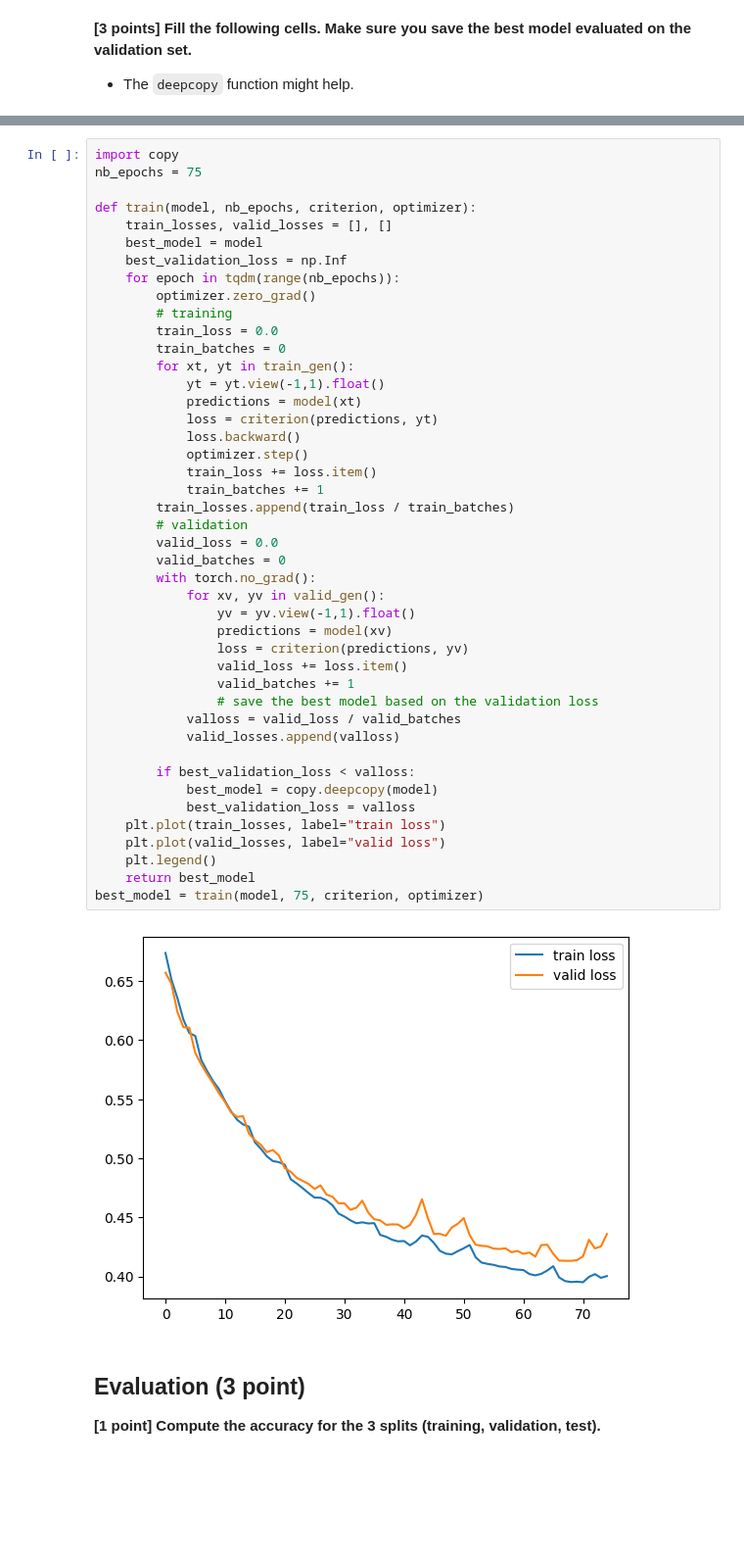
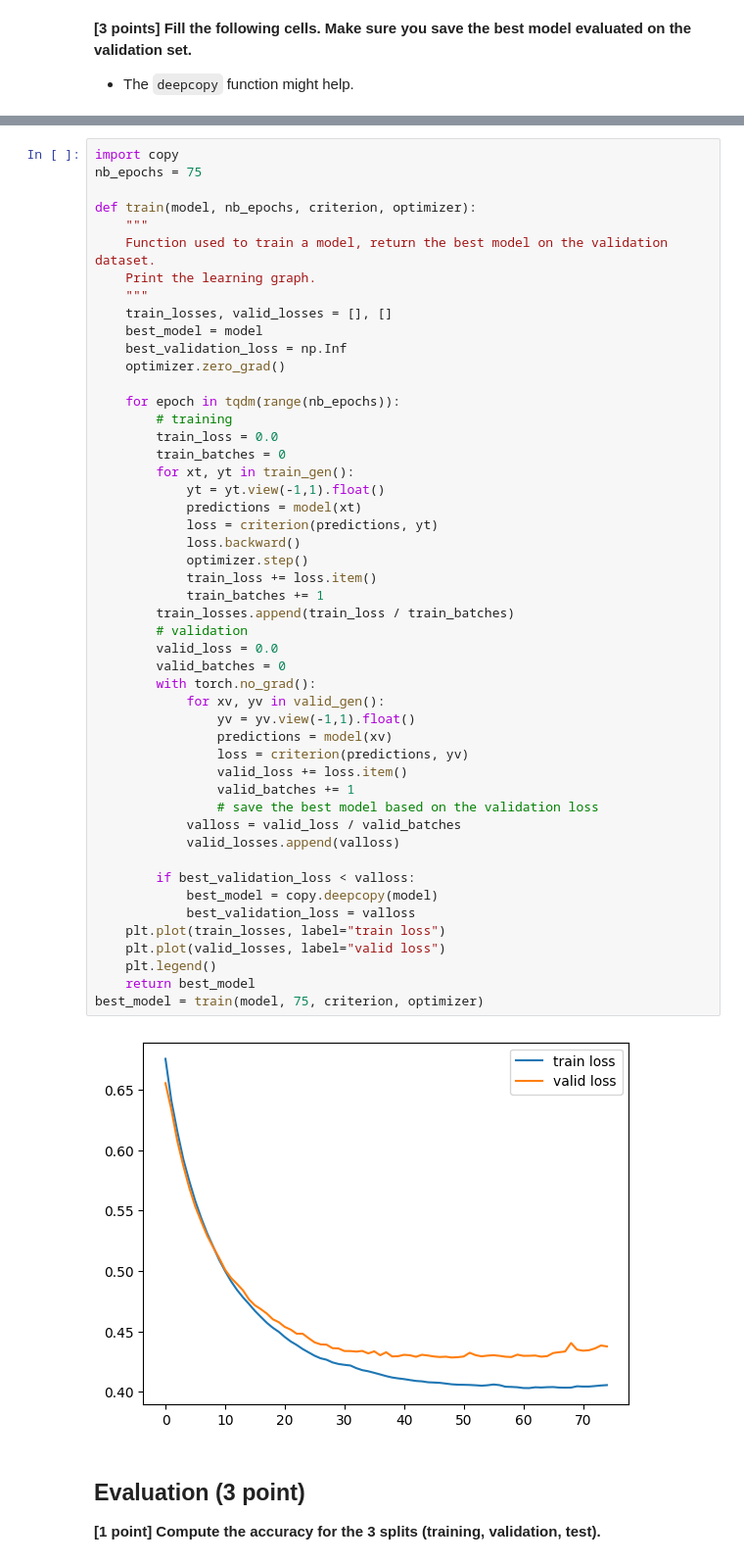
Before and after one commit to meliioko/nlp_tp_3, a Jupyter notebook: fill_your_own_glove.ipynb, the cells around one changed output, grey strips where cells are left out. Shown at 98% size. Saved outputs shown, nothing was run; the diff lists cells and outputs as text; blank space fills up the shorter version.

```diff
--- a/fill_your_own_glove.ipynb
+++ b/fill_your_own_glove.ipynb
@@ -260,11 +261,16 @@ import copy
 nb_epochs = 75
 
 def train(model, nb_epochs, criterion, optimizer):
+    """
+    Function used to train a model, return the best model on the validation dataset.
+    Print the learning graph.
+    """
     train_losses, valid_losses = [], []
     best_model = model
     best_validation_loss = np.Inf
+    optimizer.zero_grad()
+
     for epoch in tqdm(range(nb_epochs)):
-        optimizer.zero_grad()
         # training
         train_loss = 0.0
         train_batches = 0
@@ -273,34 +279,34 @@ def train(model, nb_epochs, criterion, optimizer):
             predictions = model(xt)
             loss = criterion(predictions, yt)
             loss.backward()
             optimizer.step()
             train_loss += loss.item()
             train_batches += 1
         train_losses.append(train_loss / train_batches)
         # validation
         valid_loss = 0.0
         valid_batches = 0
         with torch.no_grad():
             for xv, yv in valid_gen():
                 yv = yv.view(-1,1).float()
                 predictions = model(xv)
                 loss = criterion(predictions, yv)
                 valid_loss += loss.item()
                 valid_batches += 1
                 # save the best model based on the validation loss
             valloss = valid_loss / valid_batches
             valid_losses.append(valloss)
 
         if best_validation_loss < valloss:
             best_model = copy.deepcopy(model)
             best_validation_loss = valloss
     plt.plot(train_losses, label="train loss")
     plt.plot(valid_losses, label="valid loss")
     plt.legend()
     return best_model
 best_model = train(model, 75, criterion, optimizer)
 # %% [output]
-[figure, old version]
+[figure, new version]
 # %% [markdown]
 ## Evaluation (3 point)
 
```
Also changed, not shown: parts of 18 cells of this notebook, 1 other file.
